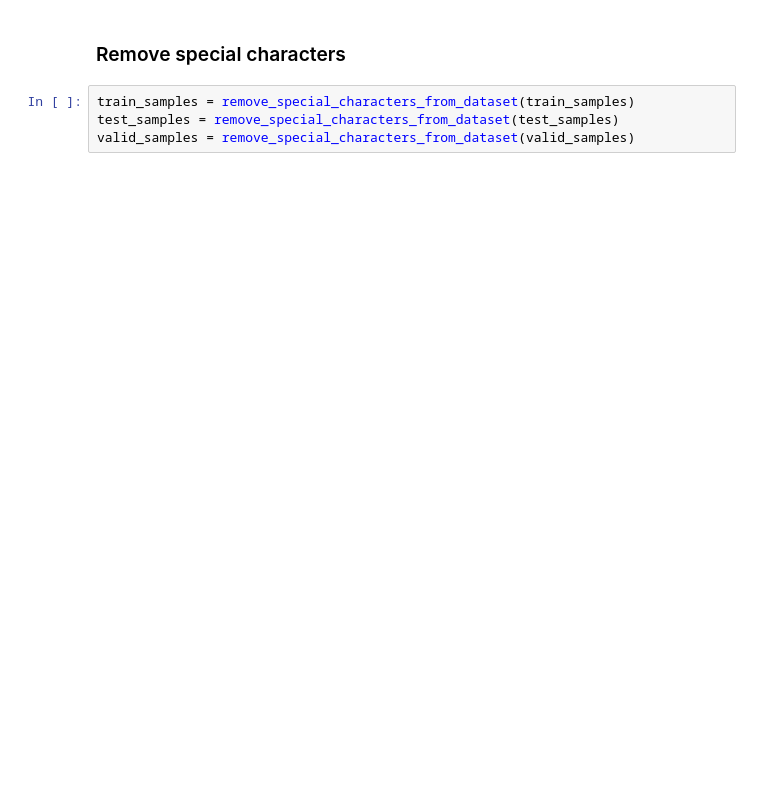
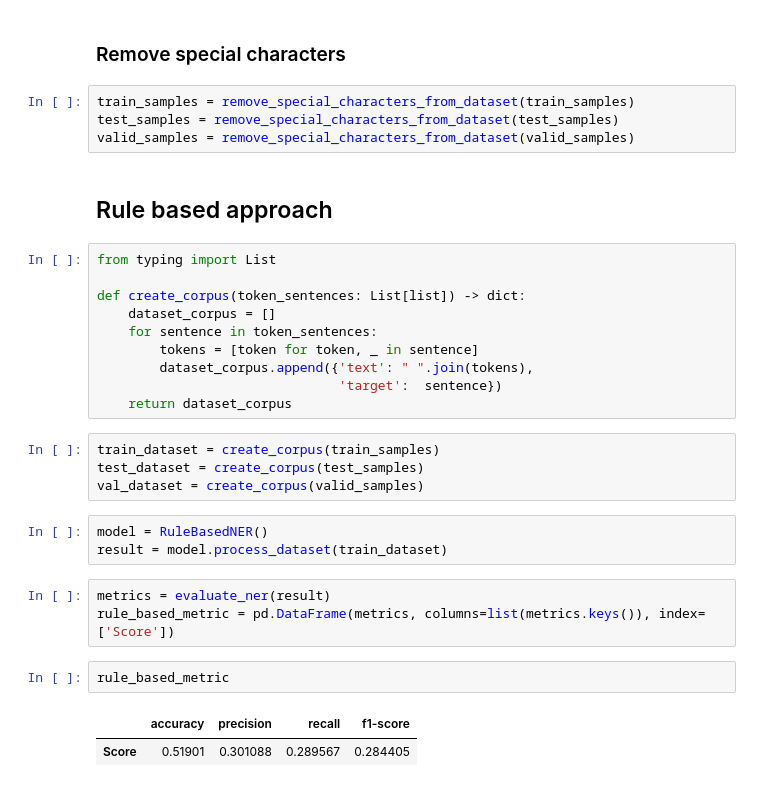
Before and after one commit to o-frolova/nlp-ner, a Jupyter notebook: notebook.ipynb, the cells around one changed output. Drawn from its saved outputs; the diff is of its cells as text; blank space fills up the shorter version.

Commit message:
add rule-based approach

```diff
--- a/notebook.ipynb
+++ b/notebook.ipynb
@@ -158,3 +155,30 @@ valid_samples = convert_to_lowercase_for_dataset(valid_samples)
 train_samples = remove_special_characters_from_dataset(train_samples)
 test_samples = remove_special_characters_from_dataset(test_samples)
 valid_samples = remove_special_characters_from_dataset(valid_samples)
+# %% [markdown]
+## Rule based approach
+# %%
+from typing import List
+
+def create_corpus(token_sentences: List[list]) -> dict:
+    dataset_corpus = []
+    for sentence in token_sentences:
+        tokens = [token for token, _ in sentence]
+        dataset_corpus.append({'text': " ".join(tokens),
+                               'target':  sentence})
+    return dataset_corpus
+# %%
+train_dataset = create_corpus(train_samples)
+test_dataset = create_corpus(test_samples)
+val_dataset = create_corpus(valid_samples)
+# %%
+model = RuleBasedNER()
+result = model.process_dataset(train_dataset)
+# %%
+metrics = evaluate_ner(result)
+rule_based_metric = pd.DataFrame(metrics, columns=list(metrics.keys()), index=['Score'])
+# %%
+rule_based_metric
+# %% [output]
+|  | accuracy | precision | recall | f1-score |
+| Score | 0.51901 | 0.301088 | 0.289567 | 0.284405 |
```
Also changed, not shown: parts of 4 cells of this notebook, 3 other files.
